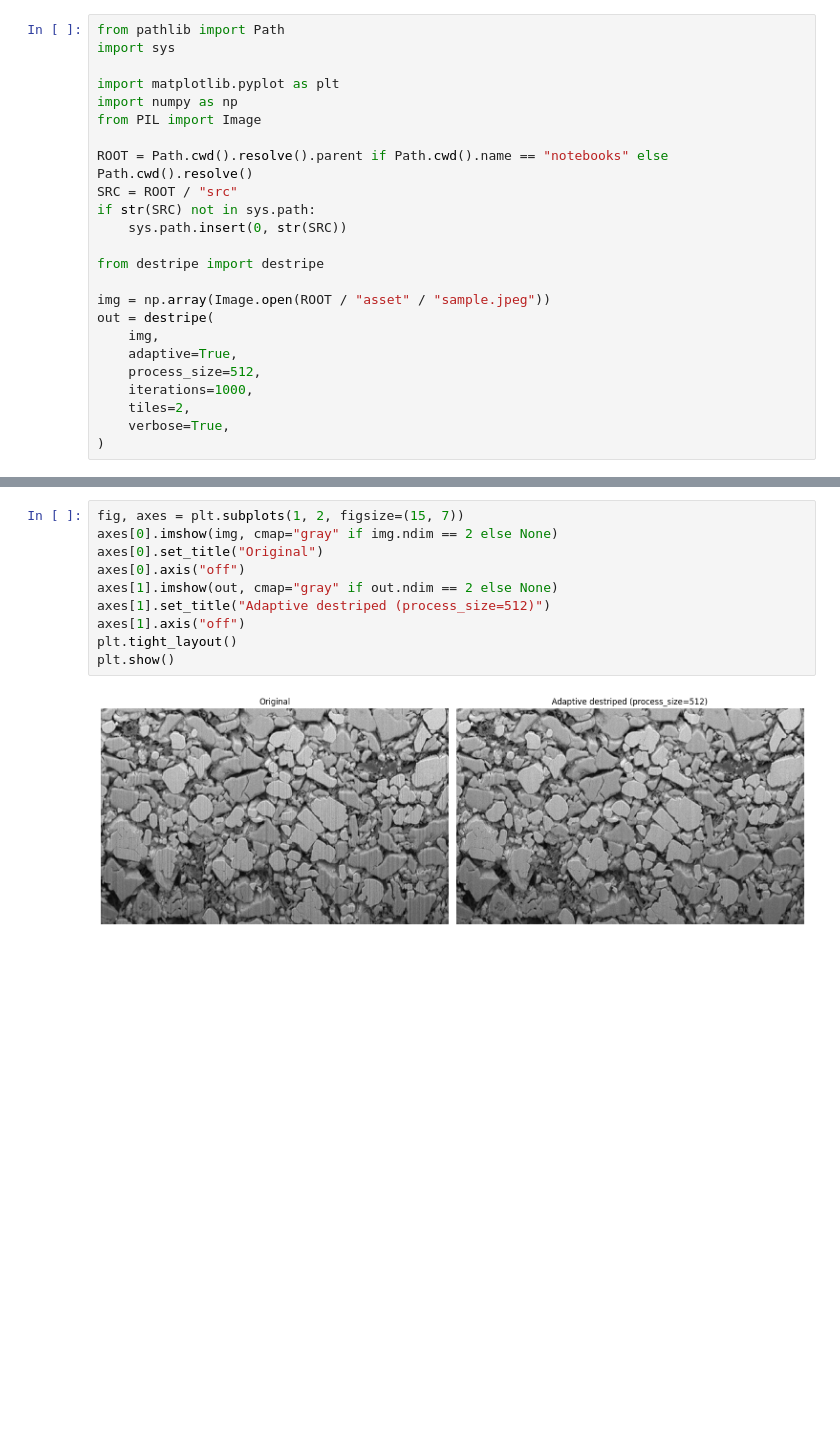
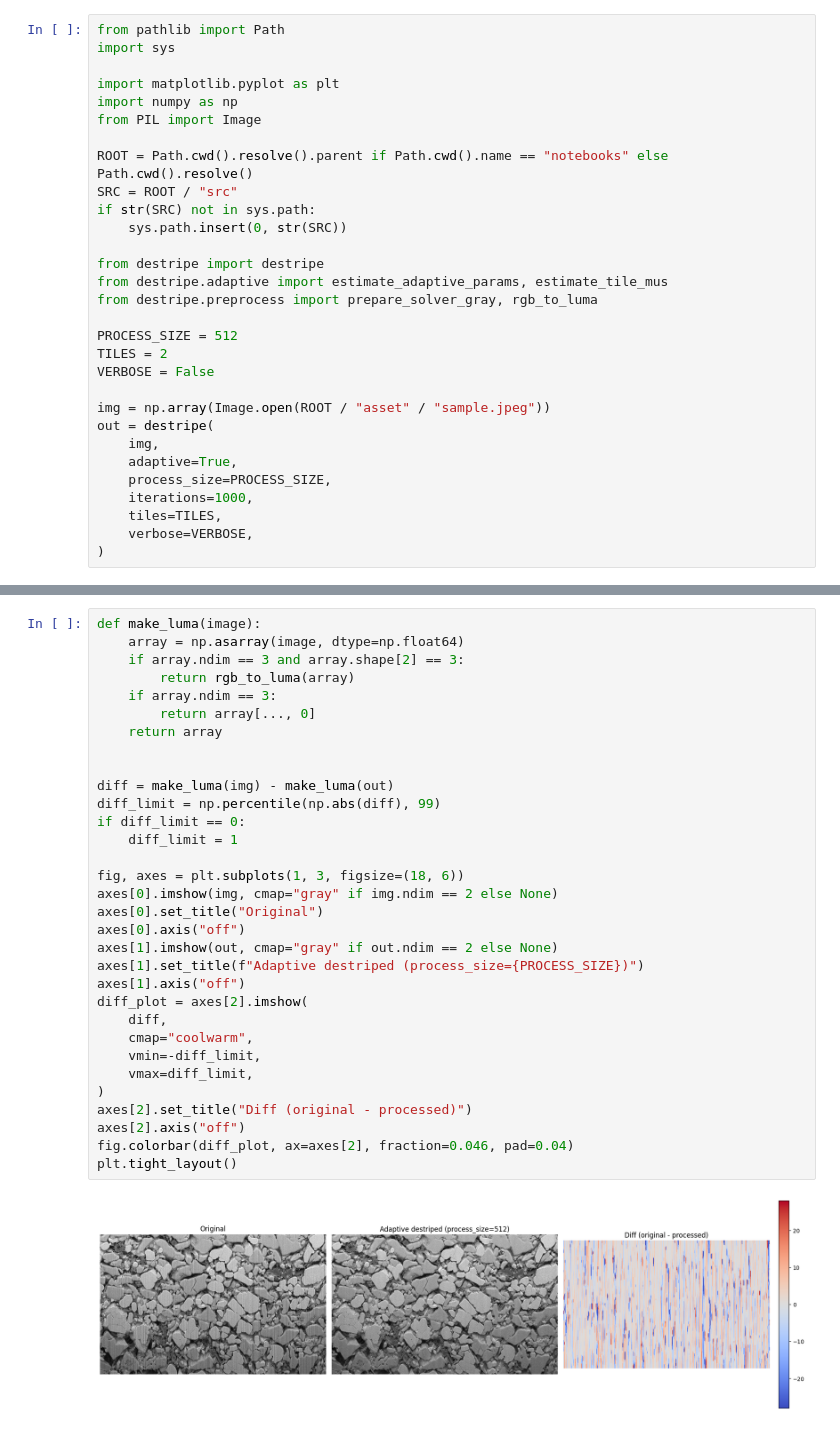
Before and after one commit to phykn/destripe, a Jupyter notebook: notebooks/test.ipynb, the cells around one changed output, grey strips where cells are left out. Drawn from its saved outputs; the diff is of its cells as text; blank space fills up the shorter version.

```diff
--- a/notebooks/test.ipynb
+++ b/notebooks/test.ipynb
@@ -12,13 +12,19 @@ if str(SRC) not in sys.path:
     sys.path.insert(0, str(SRC))
 
 from destripe import destripe
+from destripe.adaptive import estimate_adaptive_params, estimate_tile_mus
+from destripe.preprocess import prepare_solver_gray, rgb_to_luma
+
+PROCESS_SIZE = 512
+TILES = 2
+VERBOSE = False
 
 img = np.array(Image.open(ROOT / "asset" / "sample.jpeg"))
 out = destripe(
     img,
     adaptive=True,
-    process_size=512,
+    process_size=PROCESS_SIZE,
     iterations=1000,
-    tiles=2,
-    verbose=True,
+    tiles=TILES,
+    verbose=VERBOSE,
 )
@@ -28,12 +72,34 @@ Iteration: 1000 / 1000
 # %%
-fig, axes = plt.subplots(1, 2, figsize=(15, 7))
+def make_luma(image):
+    array = np.asarray(image, dtype=np.float64)
+    if array.ndim == 3 and array.shape[2] == 3:
+        return rgb_to_luma(array)
+    if array.ndim == 3:
+        return array[..., 0]
+    return array
+
+
+diff = make_luma(img) - make_luma(out)
+diff_limit = np.percentile(np.abs(diff), 99)
+if diff_limit == 0:
+    diff_limit = 1
+
+fig, axes = plt.subplots(1, 3, figsize=(18, 6))
 axes[0].imshow(img, cmap="gray" if img.ndim == 2 else None)
 axes[0].set_title("Original")
 axes[0].axis("off")
 axes[1].imshow(out, cmap="gray" if out.ndim == 2 else None)
-axes[1].set_title("Adaptive destriped (process_size=512)")
+axes[1].set_title(f"Adaptive destriped (process_size={PROCESS_SIZE})")
 axes[1].axis("off")
+diff_plot = axes[2].imshow(
+    diff,
+    cmap="coolwarm",
+    vmin=-diff_limit,
+    vmax=diff_limit,
+)
+axes[2].set_title("Diff (original - processed)")
+axes[2].axis("off")
+fig.colorbar(diff_plot, ax=axes[2], fraction=0.046, pad=0.04)
 plt.tight_layout()
-plt.show()
 # %% [output]
-[figure, old version]
+[figure, new version]
```
Also changed, not shown: parts of 2 cells of this notebook, 10 other files.
